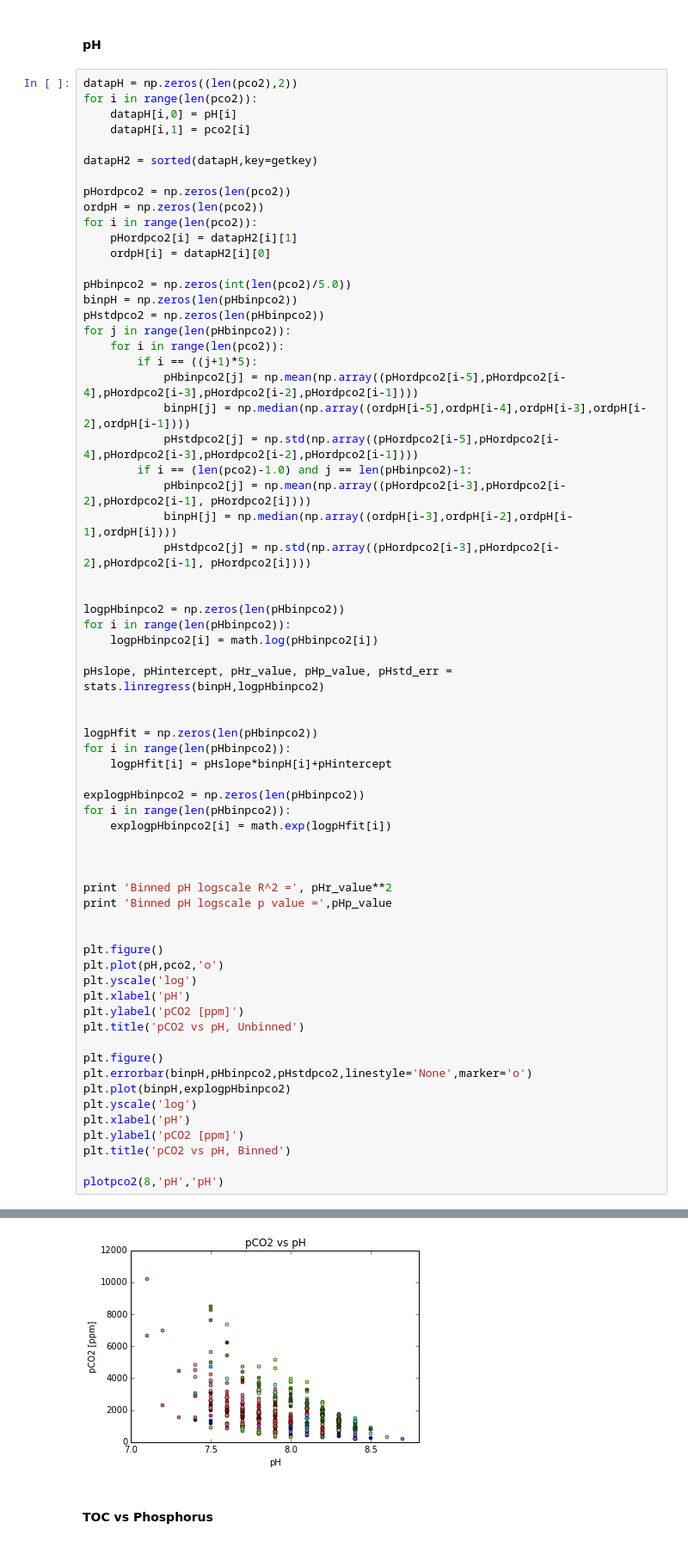
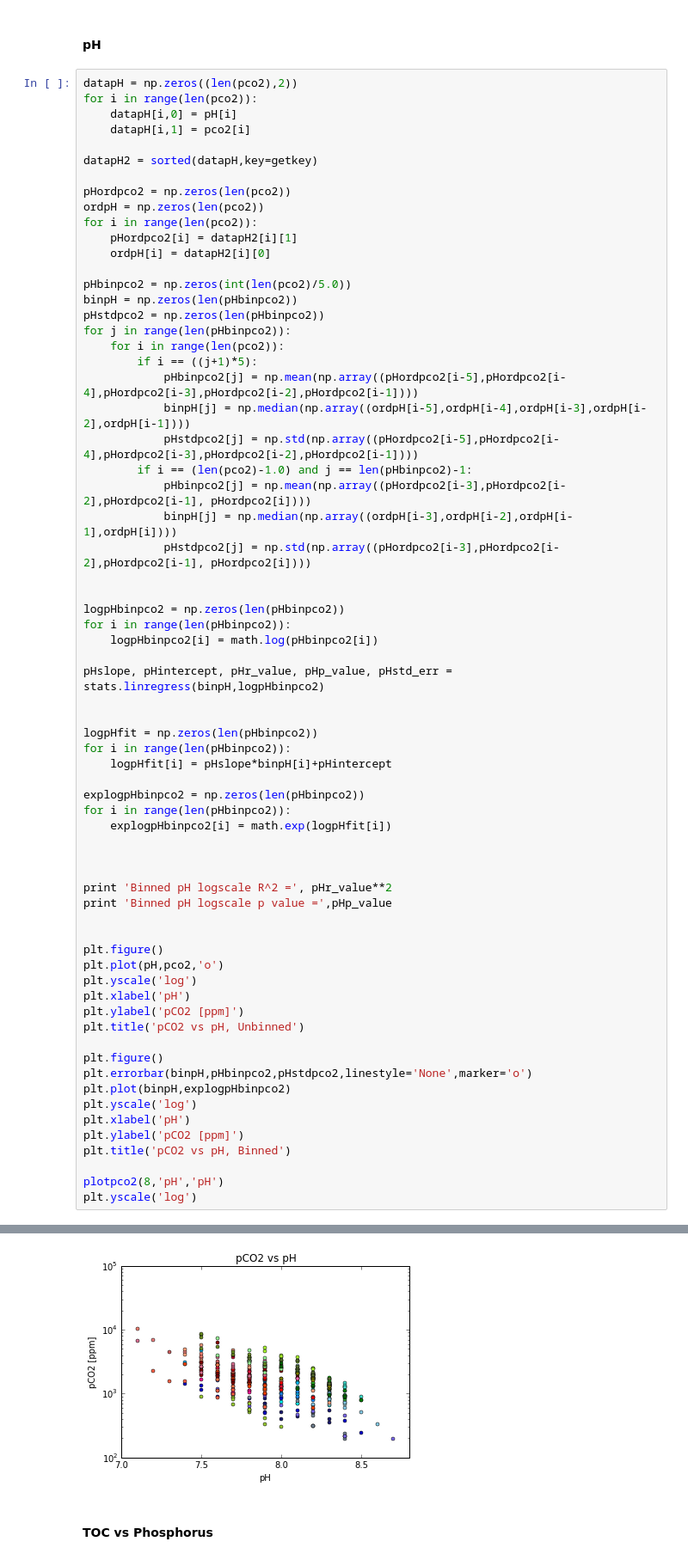
Before and after one commit to egyang24/CarbonStream, a Jupyter notebook: pCO2_vs_other_variables.ipynb, the cells around one changed output, grey strips where cells are left out. Shown at 86% size. Saved outputs shown, nothing was run; the diff lists cells and outputs as text.

```diff
--- a/pCO2_vs_other_variables.ipynb
+++ b/pCO2_vs_other_variables.ipynb
@@ -768,34 +768,35 @@ explogpHbinpco2 = np.zeros(len(pHbinpco2))
 for i in range(len(pHbinpco2)):
     explogpHbinpco2[i] = math.exp(logpHfit[i])
 
 
 
 print 'Binned pH logscale R^2 =', pHr_value**2
 print 'Binned pH logscale p value =',pHp_value
 
 
 plt.figure()
 plt.plot(pH,pco2,'o')
 plt.yscale('log')
 plt.xlabel('pH')
 plt.ylabel('pCO2 [ppm]')
 plt.title('pCO2 vs pH, Unbinned')
 
 plt.figure()
 plt.errorbar(binpH,pHbinpco2,pHstdpco2,linestyle='None',marker='o')
 plt.plot(binpH,explogpHbinpco2)
 plt.yscale('log')
 plt.xlabel('pH')
 plt.ylabel('pCO2 [ppm]')
 plt.title('pCO2 vs pH, Binned')
 
 plotpco2(8,'pH','pH')
+plt.yscale('log')
 # %% [output]
 Binned pH logscale R^2 = 0.43057583129
 Binned pH logscale p value = 2.96742603473e-13
 [figure]
 [figure]
-[figure, old version]
+[figure, new version]
 # %% [markdown]
 #### TOC vs Phosphorus
 # %%
```
